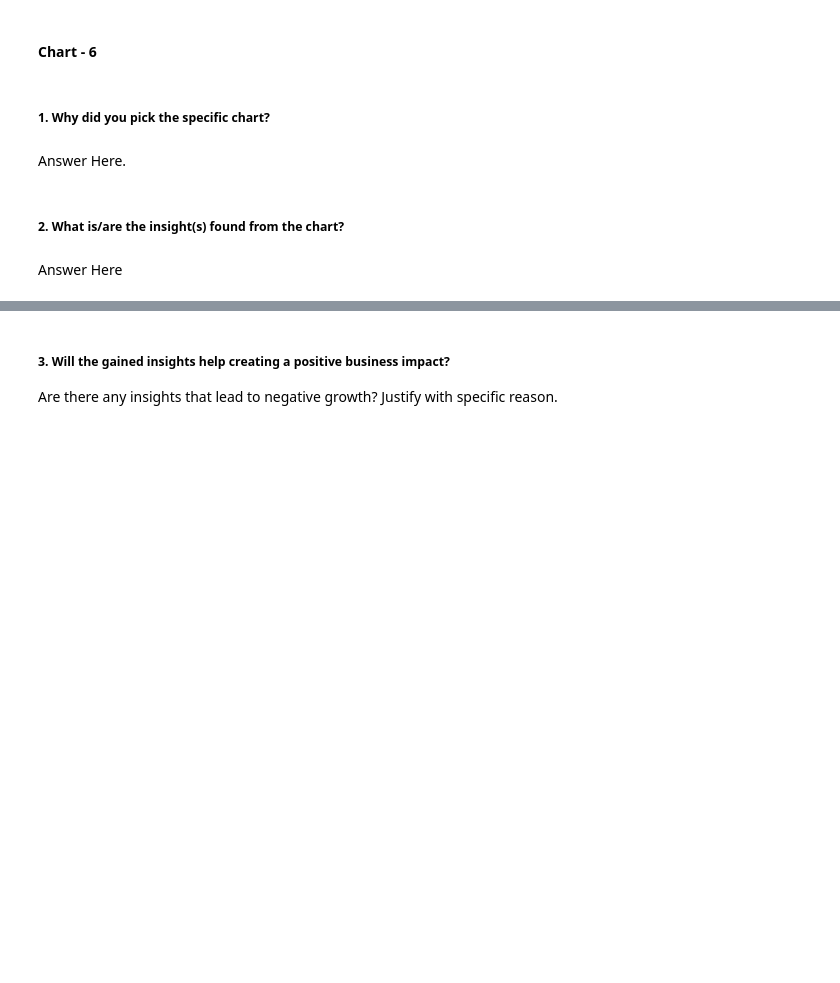
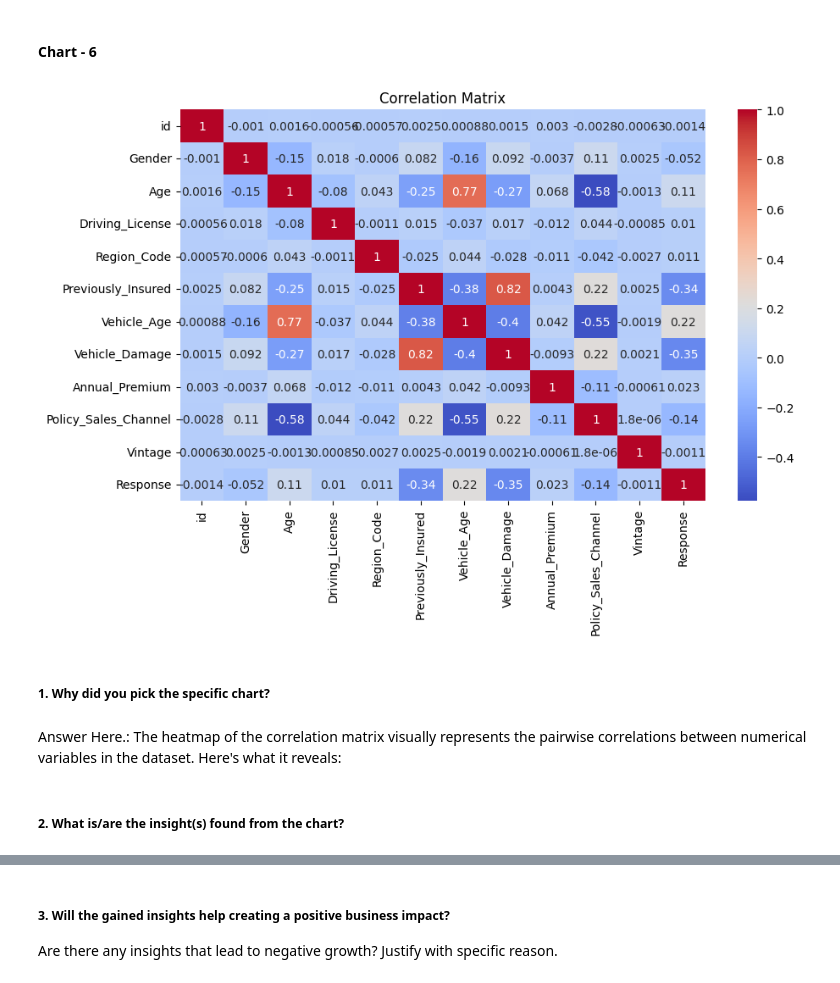
Before and after one commit to Pymadi369/Pymadi369, a Jupyter notebook: ML_Submission_Template.ipynb, the cells around one changed output, grey strips where cells are left out. Saved outputs shown, nothing was run; the diff lists cells and outputs as text; code cells hidden in the pictures; blank space fills up the shorter version.

```diff
--- a/ML_Submission_Template.ipynb
+++ b/ML_Submission_Template.ipynb
@@ -382,8 +406,15 @@ Answer Here
+# %%
+# Chart - 6 visualization code
+plt.figure(figsize=(10, 6))
+sns.heatmap(df.corr(), annot=True, cmap='coolwarm')
+plt.title('Correlation Matrix')
+plt.show()
+# %% [output]
+[figure, added]
 # %% [markdown]
 ##### 1. Why did you pick the specific chart?
-# %% [markdown]
-Answer Here.
+# %% [markdown]
+Answer Here.:
+The heatmap of the correlation matrix visually represents the pairwise correlations between numerical variables in the dataset. Here's what it reveals:
 # %% [markdown]
 ##### 2. What is/are the insight(s) found from the chart?
-# %% [markdown]
-Answer Here
```
Also changed, not shown: parts of 90 cells of this notebook.
